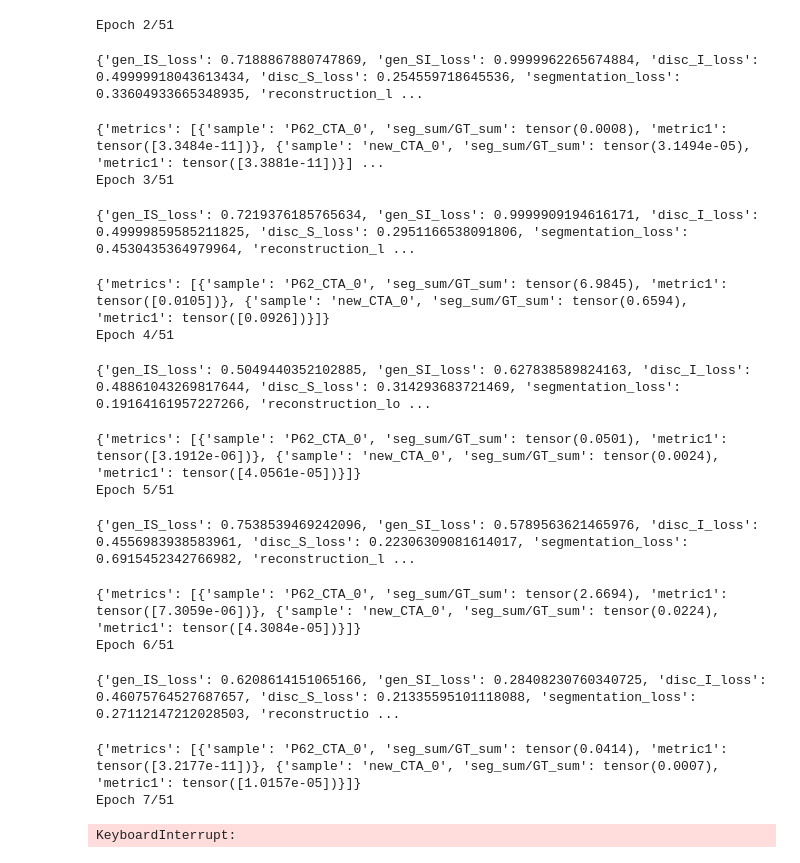
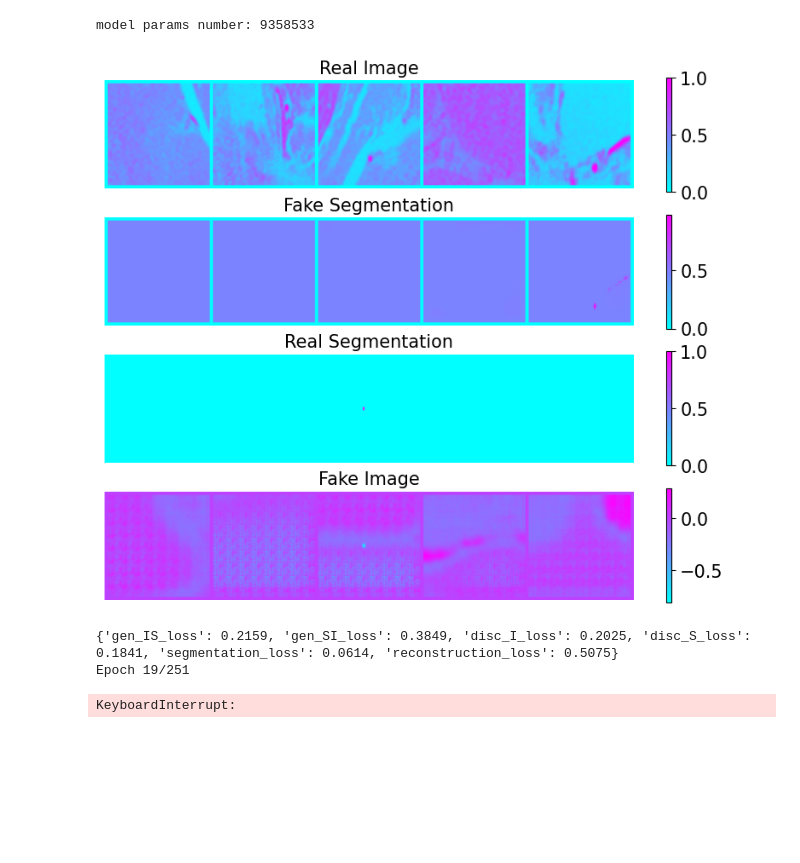
Before and after one commit to NotYourLady/MSRepo, a Jupyter notebook: VesselSegmentation/VAN-GAN_torch.ipynb, the cells around one changed output. Cells and saved outputs as stored; diff of their text form; code cells hidden in the pictures; blank space fills up the shorter version.

```diff
--- a/VesselSegmentation/VAN-GAN_torch.ipynb
+++ b/VesselSegmentation/VAN-GAN_torch.ipynb
@@ -36,10 +24,9 @@ from ml.losses import IOU_Metric
 # %%
-from ml.tio_dataset import TioDataset
 train_settings  = {
     "patch_shape" : (64, 64, 32),
     "patches_per_volume" : 32,
-    "patches_queue_length" : 512,
-    "batch_size" : 5,
+    "patches_queue_length" : 2048,
+    "batch_size" : 16,
     "num_workers": 4,
     "sampler": "weighted" #"uniform",#
 }
@@ -54,32 +41,31 @@ train_settings  = {
 # }
 
 test_settings  = {
-    "patch_shape" : (192, 192, 128),
-    "overlap_shape" : (24, 24, 16),
+    "patch_shape" : (256, 256, 128),
+    "overlap_shape" : (32, 32, 16),
     "batch_size" : 1,
     "num_workers": 4,
 }
 
-data_dir = "/home/msst/Documents/medtech/MainData"
+#data_dir = "/home/msst/Documents/medtech/MainData"
+data_dir = "/home/msst/Documents/medtech/data/GAN_MRA_train_resampled_0.4"
 dataset = TioDataset(data_dir,
                  train_settings=train_settings,
                  val_settings=None,
                  test_settings=test_settings)
-# %%
-class VanGan(nn.Module):
-    def __init__(self, modules):
-        super(VanGan, self).__init__()
-        self.gen_IS = modules['gen_IS']
-        self.gen_SI = modules['gen_SI']
-        self.disc_I = modules['disc_I']
-        self.disc_S = modules['disc_S']
 # %%
-modules = {
-    #'gen_IS': ResUNet(channels_coef=8),
-    #'gen_SI': ResUNet(channels_coef=8),
-    'gen_IS': Unet_MSS(channels_coef=16),
-    'gen_SI': Unet_MSS(channels_coef=16),
-    'disc_I': VG_discriminator(channels_coef=64),
-    'disc_S': VG_discriminator(channels_coef=64),
+import torch.nn as nn
+modules_for_3d = {
+    'gen_IS': Unet_MSS(channels_coef=16, minimax_out=False),
+    #'gen_IS': ResUNet(channels_coef=12, use_input_noise=True, use_decoder_noise=True,
+    #                  out_act=nn.Identity(), minimax_out=False),
+    'gen_SI': ResUNet(channels_coef=8, use_input_noise=True, use_decoder_noise=True,
+                      out_act=nn.Identity(), minimax_out=False),
+    'disc_I': VG_discriminator(channels_coef=8),#, use_input_noise=False, use_layer_noise=True),
+    'disc_S': VG_discriminator(channels_coef=8)#, use_input_noise=False, use_layer_noise=True),
 }
-model = VanGan(modules)
+
+model = VanGan(modules_for_3d)
+print("model params number:", get_total_params(model))
+# %% [output]
+model params number: 9358533
@@ -292,20 +112,8 @@ vg_controller = VG_Controller(config)
 # %%
-vg_controller.fit(dataset, 50)
+#vg_controller.set_initial_weights()
+vg_controller.fit(dataset, 250)
 # %% [output]
+[figure, added]
-Epoch 2/51
+{'gen_IS_loss': 0.2159, 'gen_SI_loss': 0.3849, 'disc_I_loss': 0.2025, 'disc_S_loss': 0.1841, 'segmentation_loss': 0.0614, 'reconstruction_loss': 0.5075}
+Epoch 19/251
-{'gen_IS_loss': 0.7188867880747869, 'gen_SI_loss': 0.9999962265674884, 'disc_I_loss': 0.49999918043613434, 'disc_S_loss': 0.254559718645536, 'segmentation_loss': 0.33604933665348935, 'reconstruction_l ...
+KeyboardInterrupt:
-{'metrics': [{'sample': 'P62_CTA_0', 'seg_sum/GT_sum': tensor(0.0008), 'metric1': tensor([3.3484e-11])}, {'sample': 'new_CTA_0', 'seg_sum/GT_sum': tensor(3.1494e-05), 'metric1': tensor([3.3881e-11])}] ...
-Epoch 3/51
-{'gen_IS_loss': 0.7219376185765634, 'gen_SI_loss': 0.9999909194616171, 'disc_I_loss': 0.49999859585211825, 'disc_S_loss': 0.2951166538091806, 'segmentation_loss': 0.4530435364979964, 'reconstruction_l ...
-{'metrics': [{'sample': 'P62_CTA_0', 'seg_sum/GT_sum': tensor(6.9845), 'metric1': tensor([0.0105])}, {'sample': 'new_CTA_0', 'seg_sum/GT_sum': tensor(0.6594), 'metric1': tensor([0.0926])}]}
-Epoch 4/51
-{'gen_IS_loss': 0.5049440352102885, 'gen_SI_loss': 0.627838589824163, 'disc_I_loss': 0.48861043269817644, 'disc_S_loss': 0.314293683721469, 'segmentation_loss': 0.19164161957227266, 'reconstruction_lo ...
-{'metrics': [{'sample': 'P62_CTA_0', 'seg_sum/GT_sum': tensor(0.0501), 'metric1': tensor([3.1912e-06])}, {'sample': 'new_CTA_0', 'seg_sum/GT_sum': tensor(0.0024), 'metric1': tensor([4.0561e-05])}]}
-Epoch 5/51
-{'gen_IS_loss': 0.7538539469242096, 'gen_SI_loss': 0.5789563621465976, 'disc_I_loss': 0.4556983938583961, 'disc_S_loss': 0.22306309081614017, 'segmentation_loss': 0.6915452342766982, 'reconstruction_l ...
-{'metrics': [{'sample': 'P62_CTA_0', 'seg_sum/GT_sum': tensor(2.6694), 'metric1': tensor([7.3059e-06])}, {'sample': 'new_CTA_0', 'seg_sum/GT_sum': tensor(0.0224), 'metric1': tensor([4.3084e-05])}]}
-Epoch 6/51
-{'gen_IS_loss': 0.6208614151065166, 'gen_SI_loss': 0.28408230760340725, 'disc_I_loss': 0.46075764527687657, 'disc_S_loss': 0.21335595101118088, 'segmentation_loss': 0.27112147212028503, 'reconstructio ...
-{'metrics': [{'sample': 'P62_CTA_0', 'seg_sum/GT_sum': tensor(0.0414), 'metric1': tensor([3.2177e-11])}, {'sample': 'new_CTA_0', 'seg_sum/GT_sum': tensor(0.0007), 'metric1': tensor([1.0157e-05])}]}
-Epoch 7/51
-KeyboardInterrupt:
```
Also changed, not shown: parts of 10 cells of this notebook, 34 other files.
